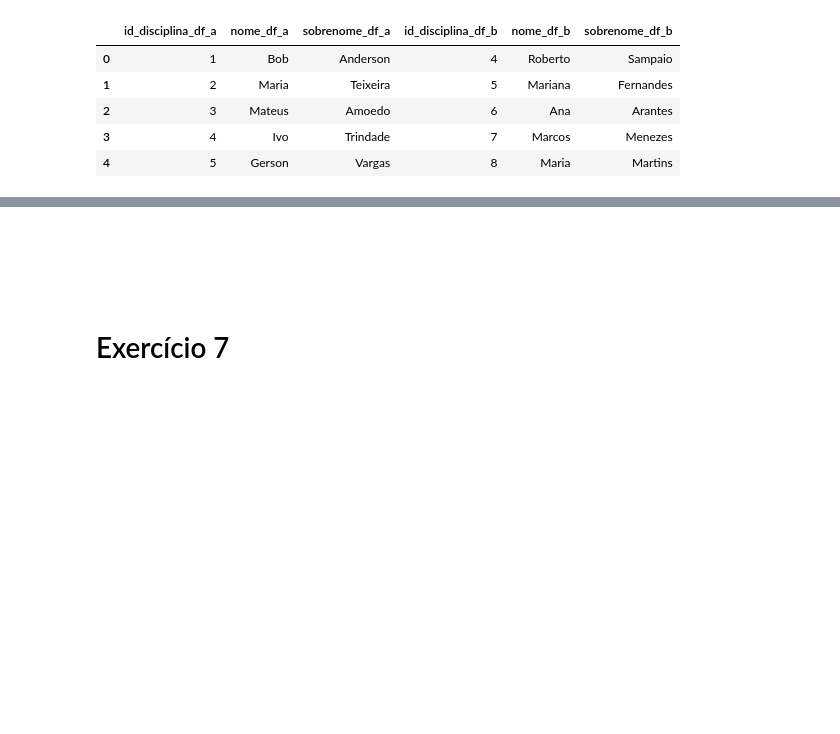
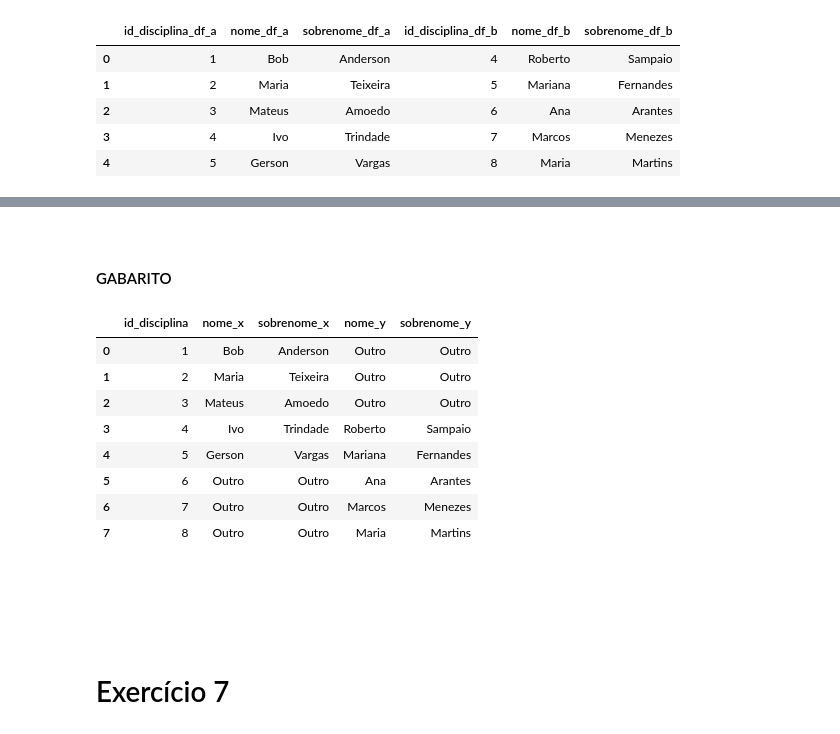
Before and after one commit to EduardoBran/Python_-_Eng_de_Atributos_-_E-Commerce_Data, a Jupyter notebook: Lista_de_Exercicios.ipynb, the cells around one changed output, grey strips where cells are left out. Cells and saved outputs as stored; diff of their text form; code cells hidden in the pictures; blank space fills up the shorter version.

```diff
--- a/Lista_de_Exercicios.ipynb
+++ b/Lista_de_Exercicios.ipynb
@@ -265,3 +290,19 @@ merge_outer_join_sem_na
+# %% [markdown]
+#### <br>GABARITO
+# %%
+# Gabarito
+merge_outer_join_no_na = pd.merge(df_a, df_b, on = 'id_disciplina', how = 'outer').replace(np.nan, "Outro")
+merge_outer_join_no_na
+# %% [output]
+|  | id_disciplina | nome_x | sobrenome_x | nome_y | sobrenome_y |
+| 0 | 1 | Bob | Anderson | Outro | Outro |
+| 1 | 2 | Maria | Teixeira | Outro | Outro |
+| 2 | 3 | Mateus | Amoedo | Outro | Outro |
+| 3 | 4 | Ivo | Trindade | Roberto | Sampaio |
+| 4 | 5 | Gerson | Vargas | Mariana | Fernandes |
+| 5 | 6 | Outro | Outro | Ana | Arantes |
+| 6 | 7 | Outro | Outro | Marcos | Menezes |
+| 7 | 8 | Outro | Outro | Maria | Martins |
 # %% [markdown]
 # <br><br>Exercício 7
 # %% [markdown]
```
Also changed, not shown: parts of 18 cells of this notebook, 1 other file.
